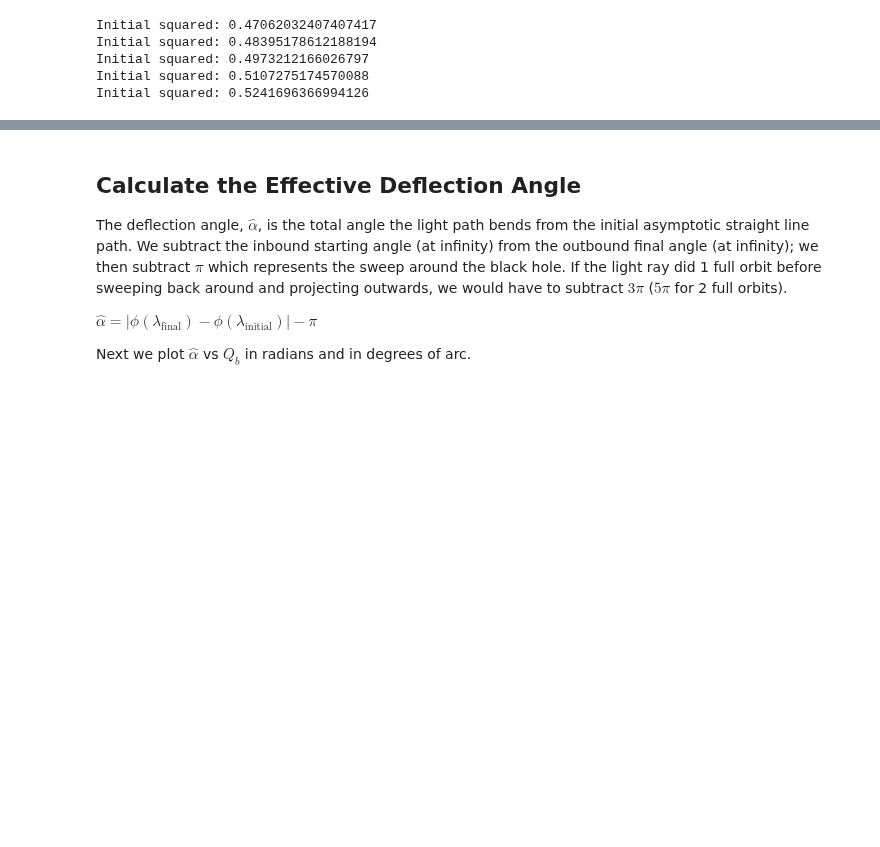
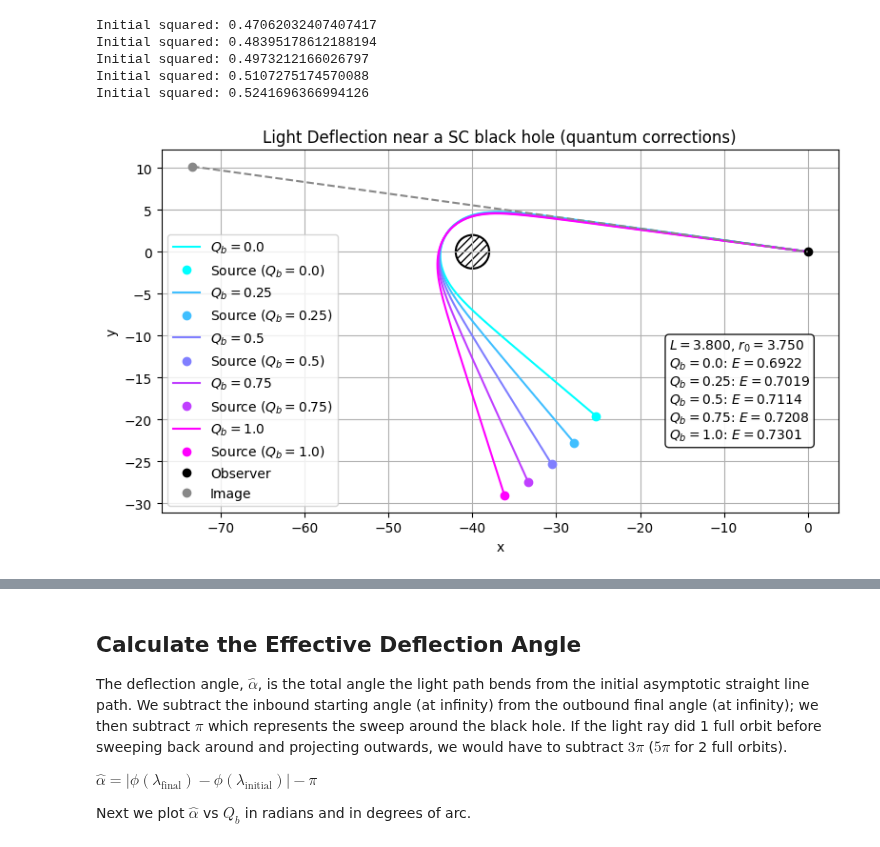
Before and after one commit to AdamSmithOrlik/quantum-black-holes, a Jupyter notebook: sue/light-deflection.ipynb, the cells around one changed output, grey strips where cells are left out. Saved outputs shown, nothing was run; the diff lists cells and outputs as text; code cells hidden in the pictures; blank space fills up the shorter version.

Commit message:
time-delay - light-deflect update - apr20

```diff
--- a/sue/light-deflection.ipynb
+++ b/sue/light-deflection.ipynb
@@ -36,6 +26,3 @@ Documentation: <a href="c:/Users/suzan/AppData/Local/Programs/Python/Python312/L
-# %%
-# assign r as a symbol
-r = gr.sym('r', nonnegative=True)
 # %% [markdown]
 # Particle Motion in the improved Schwarzschild Metric
 
@@ -65,10 +52,10 @@ def r_sc(M):
 
 # improved schwarzschild metric functions (dependent on radial component, r, M, and quantum corrections, Q_b, Q_c)
 def f(r, M, Q_b, Q_c):
-    return (1 + Q_b/r**2) * (1 + (Q_c*(2*M)**2)/(4*r**8))**(-1/4) * (1-(2*M)/(gr.s.sqrt(r**2+Q_b)))
+    return (1 + Q_b/r**2) * (1 + (Q_c*(2*M)**2)/(4*r**8))**(-1/4) * (1-(2*M)/(np.sqrt(r**2+Q_b)))
 
 def g(r, M, Q_b, Q_c):
-    return (1 + (Q_c*(2*M)**2)/(4*r**8))**(1/4) * (1-(2*M)/(gr.s.sqrt(r**2+Q_b)))**(-1)
+    return (1 + (Q_c*(2*M)**2)/(4*r**8))**(1/4) * (1-(2*M)/(np.sqrt(r**2+Q_b)))**(-1)
 
 def h(r, M, Q_c):
     return r**2 * (1 + (Q_c*(2*M)**2)/(4*r**8))**(1/4)
@@ -402,4 +280,94 @@ Initial squared: 0.48395178612188194
 Initial squared: 0.4973212166026797
 Initial squared: 0.5107275174570088
 Initial squared: 0.5241696366994126
+# %%
+# block 6 - plot light deflection
+# translate datapoints so observer (first point) is at (0, 0)
+x0 = x_vals_0 - x_vals_0[0]
+y0 = y_vals_0 - y_vals_0[0]
+x1 = x_vals_1 - x_vals_1[0]
+y1 = y_vals_1 - y_vals_1[0]
+x2 = x_vals_2 - x_vals_2[0]
+y2 = y_vals_2 - y_vals_2[0]
+x3 = x_vals_3 - x_vals_3[0]
+y3 = y_vals_3 - y_vals_3[0]
+x4 = x_vals_4 - x_vals_4[0]
+y4 = y_vals_4 - y_vals_4[0]
+# source positions (last point in each trajectory)
+source_0 = (x0[-1], y0[-1])
+source_1 = (x1[-1], y1[-1])
+source_2 = (x2[-1], y2[-1])
+source_3 = (x3[-1], y3[-1])
+source_4 = (x4[-1], y4[-1])
+#------ add incoming asymptote pointing to Image ---------
+N_backtrace = 50
+x_in = x0[:N_backtrace]
+y_in = y0[:N_backtrace]
+# --- fit a line y = m*x + c to the segment
+m, c = np.polyfit(x_in, y_in, 1)
+# --- extend line back beyond the bh
+# --- compute total arc length of the actual path (geodesic)
+dx = np.diff(x0)
+dy = np.diff(y0)
+segment_len = np.sqrt(dx**2 + dy**2)
+arc_length = np.sum(segment_len)
+# --- define backward direction from observer along incoming asymptote
+x_start = x0[0]
+x_end = x_start - arc_length / np.sqrt(1 + m**2)
+x_back = np.linspace(x_end, x_start, 100)
+y_back = m * x_back + c
+
+
+colors = [cm.cool(q) for q in Qb_vals]  # cool returns RGBA colors
+
+# Plot figure
+plt.figure(figsize=(8, 6))
+
+# Plot each trajectory and source with corresponding colormap color
+trajectories = [(x0, y0), (x1, y1), (x2, y2), (x3, y3), (x4, y4)]
+sources = [source_0, source_1, source_2, source_3, source_4]
+
+for i, (traj, src, q_val, color) in enumerate(zip(trajectories, sources, Qb_vals, colors)):
+    plt.plot(traj[0], traj[1], label=rf"$Q_b = {q_val}$", color=color)
+    plt.plot(*src, 'o', color=color, label=rf"Source ($Q_b={q_val}$)")
+
+# Observer at (0, 0)
+plt.plot(0, 0, 'ko', label='Observer')
+
+# Lens at (-40, 0), radius = 2.0
+lens_x = (-1) * (r_init * np.cos(phi0))
+lens_radius = 2.0
+lens_circle = plt.Circle((lens_x, 0), lens_radius, edgecolor='black',
+                         facecolor='none', hatch='////', linewidth=1.5)
+plt.gca().add_patch(lens_circle)
+
+# Image at end of asymptote
+image_pos = (x_back[0], y_back[0])
+plt.plot(*image_pos, 'o', color='#888888', label=rf"Image")
+plt.plot(x_back, y_back, '--', color='#888888')
+
+# Annotation box with LaTeX formatting
+label_text = (
+    rf"$L = {L1:.3f}$, $r_0 = {r0:.3f}$" + "\n"
+    rf"$Q_b = 0.0$: $E = {E0:.4f}$" + "\n"
+    rf"$Q_b = 0.25$: $E = {E1:.4f}$" + "\n"
+    rf"$Q_b = 0.5$: $E = {E2:.4f}$" + "\n"
+    rf"$Q_b = 0.75$: $E = {E3:.4f}$" + "\n"
+    rf"$Q_b = 1.0$: $E = {E4:.4f}$"
+)
+props = dict(boxstyle='round', facecolor='white', alpha=0.9)
+plt.text(0.75, 0.48, label_text, transform=plt.gca().transAxes,
+         fontsize=10, verticalalignment='top', bbox=props)
+
+# Final formatting
+plt.xlabel('x')
+plt.ylabel('y')
+plt.title('Light Deflection near a SC black hole (quantum corrections)')
+plt.gca().set_aspect('equal')
+plt.grid(True)
+plt.legend()
+plt.tight_layout()
+plt.show()
+# %% [output]
+[figure, added]
 # %%
```
Also changed, not shown: parts of 12 cells of this notebook, 1 other file.
